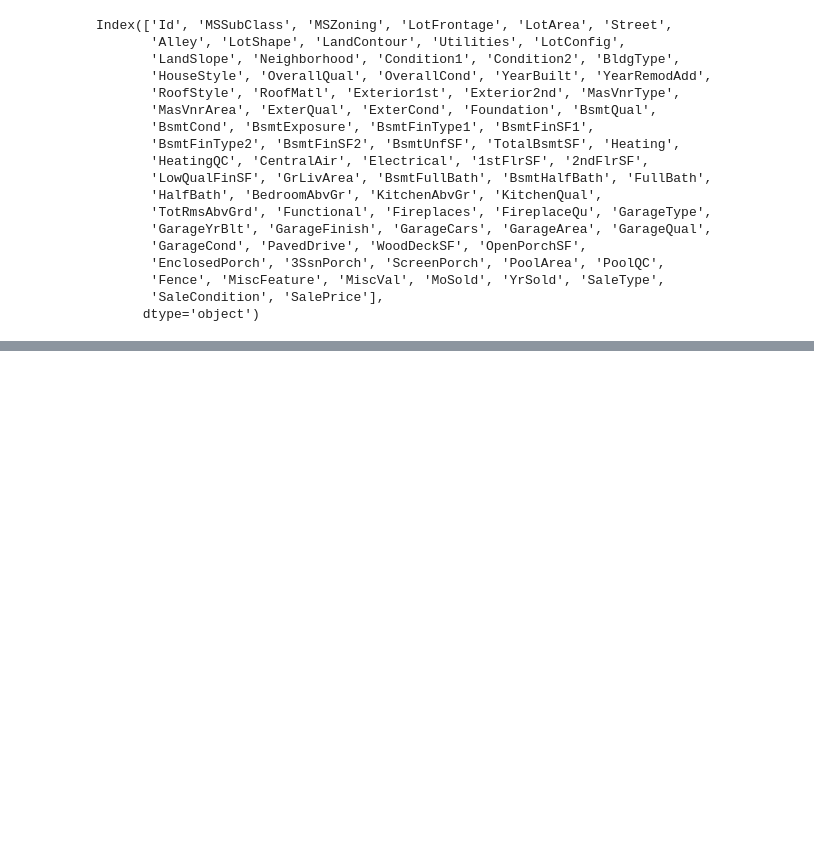
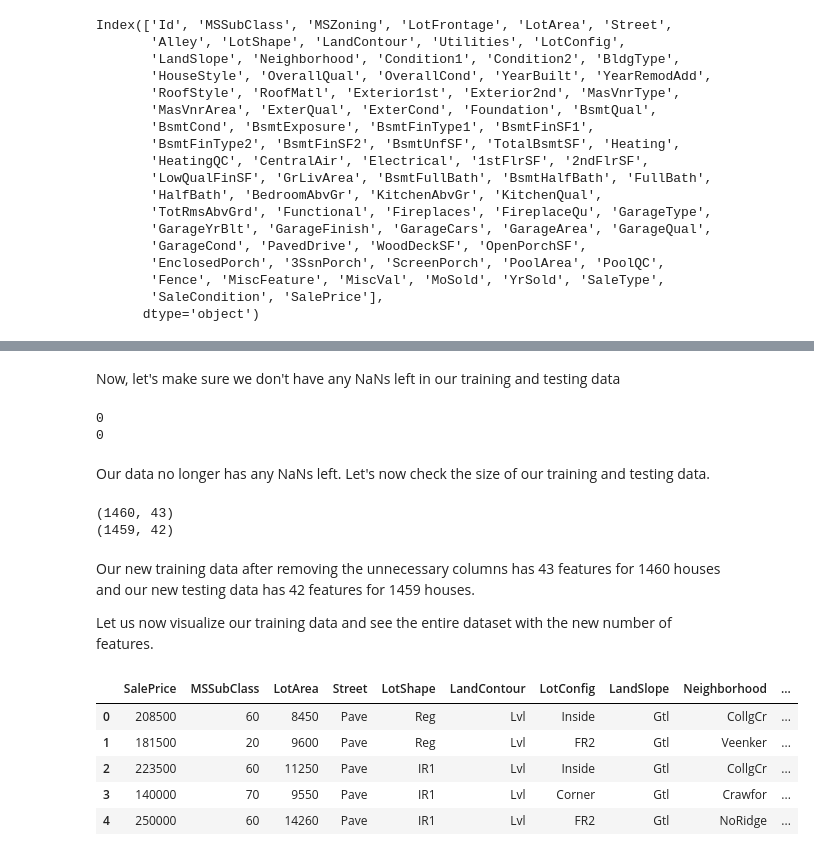
Before and after one commit to FoxDavenport/PIC16BFinalProject, a Jupyter notebook: FinalProject16B.ipynb, the cells around one changed output, grey strips where cells are left out. Saved outputs shown, nothing was run; the diff lists cells and outputs as text; code cells hidden in the pictures; blank space fills up the shorter version.

```diff
--- a/FinalProject16B.ipynb
+++ b/FinalProject16B.ipynb
@@ -90,0 +114,50 @@ Index(['Id', 'MSSubClass', 'MSZoning', 'LotFrontage', 'LotArea', 'Street',
+# %%
+# List of columns to keep
+columns_to_keep = [
+    'SalePrice', 'MSSubClass', 'LotArea', 'Street', 'LotShape', 'LandContour', 'LotConfig',
+    'LandSlope', 'Neighborhood', 'Condition1', 'Condition2', 'BldgType', 'HouseStyle', 'OverallQual',
+    'OverallCond', 'YearBuilt', 'YearRemodAdd', 'RoofStyle', 'RoofMatl', 'Foundation',
+    'Heating', 'HeatingQC', 'CentralAir', '1stFlrSF', '2ndFlrSF',
+    'LowQualFinSF', 'GrLivArea', 'FullBath', 'HalfBath', 'BedroomAbvGr', 'KitchenAbvGr',
+    'TotRmsAbvGrd', 'Fireplaces', 'PavedDrive', 'WoodDeckSF', 'OpenPorchSF',
+    'EnclosedPorch', '3SsnPorch', 'ScreenPorch', 'MiscVal', 'MoSold', 'YrSold', 'SaleCondition'
+]
+
+# Keep columns we specified for training_data
+train_data = train_data[columns_to_keep]
+
+# Remove 'SalePrice' from columns_to_keep. Need to do this because our test_data only has input features.
+# It does not have SalePrice, the output feature
+columns_to_keep.remove('SalePrice')
+test_data = test_data[columns_to_keep]
+# %% [markdown]
+Now, let's make sure we don't have any NaNs left in our training and testing data
+# %%
+# find sums of NaNs in dataset if there are any
+print(train_data.isnull().sum().sum())
+print(test_data.isnull().sum().sum())
+# %% [output]
+0
+0
+# %% [markdown]
+Our data no longer has any NaNs left. Let's now check the size of our training and testing data.
+# %%
+# Show new training data results
+print(train_data.shape)
+print(test_data.shape)
+# %% [output]
+(1460, 43)
+(1459, 42)
+# %% [markdown]
+Our new training data after removing the unnecessary columns has 43 features for 1460 houses and our new testing data has 42 features for 1459 houses.
+
+Let us now visualize our training data and see the entire dataset with the new number of features.
+# %%
+train_data.head()
+# %% [output]
+|  | SalePrice | MSSubClass | LotArea | Street | LotShape | LandContour | LotConfig | LandSlope | Neighborhood | ... |
+| 0 | 208500 | 60 | 8450 | Pave | Reg | Lvl | Inside | Gtl | CollgCr | ... |
+| 1 | 181500 | 20 | 9600 | Pave | Reg | Lvl | FR2 | Gtl | Veenker | ... |
+| 2 | 223500 | 60 | 11250 | Pave | IR1 | Lvl | Inside | Gtl | CollgCr | ... |
+| 3 | 140000 | 70 | 9550 | Pave | IR1 | Lvl | Corner | Gtl | Crawfor | ... |
+| 4 | 250000 | 60 | 14260 | Pave | IR1 | Lvl | FR2 | Gtl | NoRidge | ... |
```
Also changed, not shown: parts of 7 cells of this notebook.
